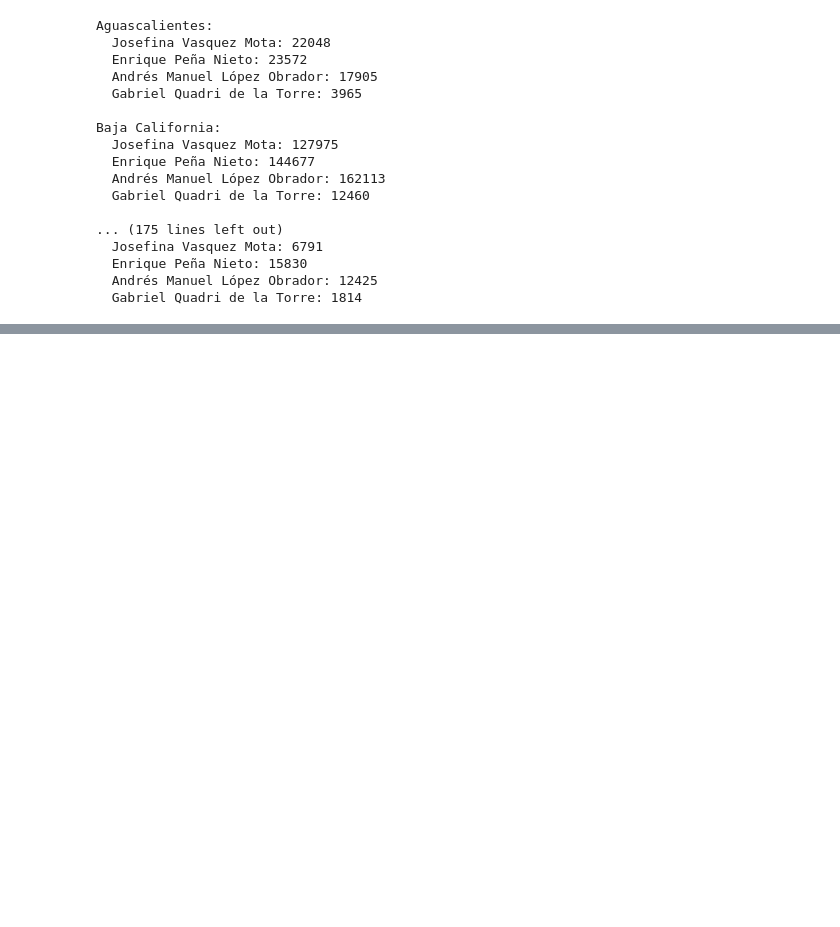
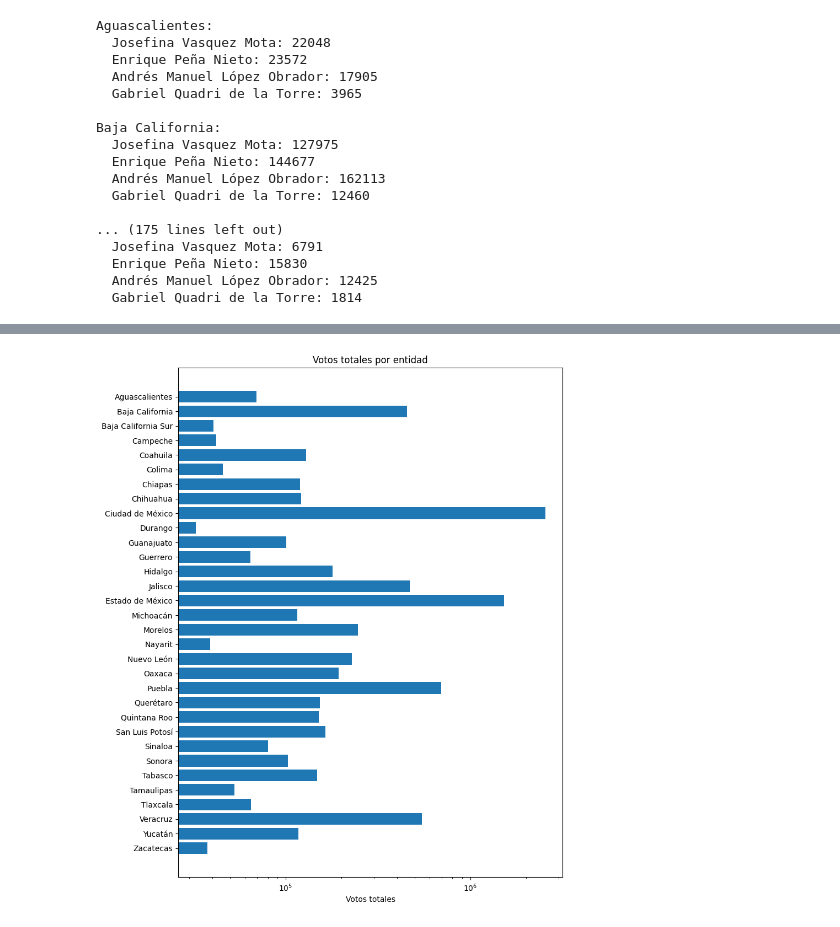
Before and after one commit to PabloXantini/SABANAS_Studio, a Jupyter notebook: CD_04_PrimerProyecto_NOMBRE_APELLIDO.ipynb, the cells around one changed output, grey strips where cells are left out. Cells and saved outputs as stored; diff of their text form; code cells hidden in the pictures; blank space fills up the shorter version.

```diff
--- a/CD_04_PrimerProyecto_NOMBRE_APELLIDO.ipynb
+++ b/CD_04_PrimerProyecto_NOMBRE_APELLIDO.ipynb
@@ -241,0 +267,21 @@ import matplotlib.pyplot as plt
+# %%
+# Visualizar los votos por entidad
+res_g_entidad = dict(sorted(votos_generales_por_entidad.items(), key= lambda item : int(item[0])))
+# Darle un significado al numero de entidades
+estados_et = tuple(entidades_mexico[int(x)] for x in res_g_entidad.keys())
+
+# Propiedades de la grafica
+fig, ax = plt.subplots(figsize=(9,12))
+y_pos = range(len(estados_et))
+
+# Crear una gráfica horizontal
+ax.barh(y_pos, res_g_entidad.values(), align='center')
+ax.set_yticks(y_pos, labels=estados_et)
+ax.invert_yaxis()
+ax.set_xscale('log')
+ax.set_xlabel('Votos totales')
+ax.set_title('Votos totales por entidad')
+
+plt.show()
+# %% [output]
+[figure, added]
```
Also changed, not shown: parts of 2 cells of this notebook.
